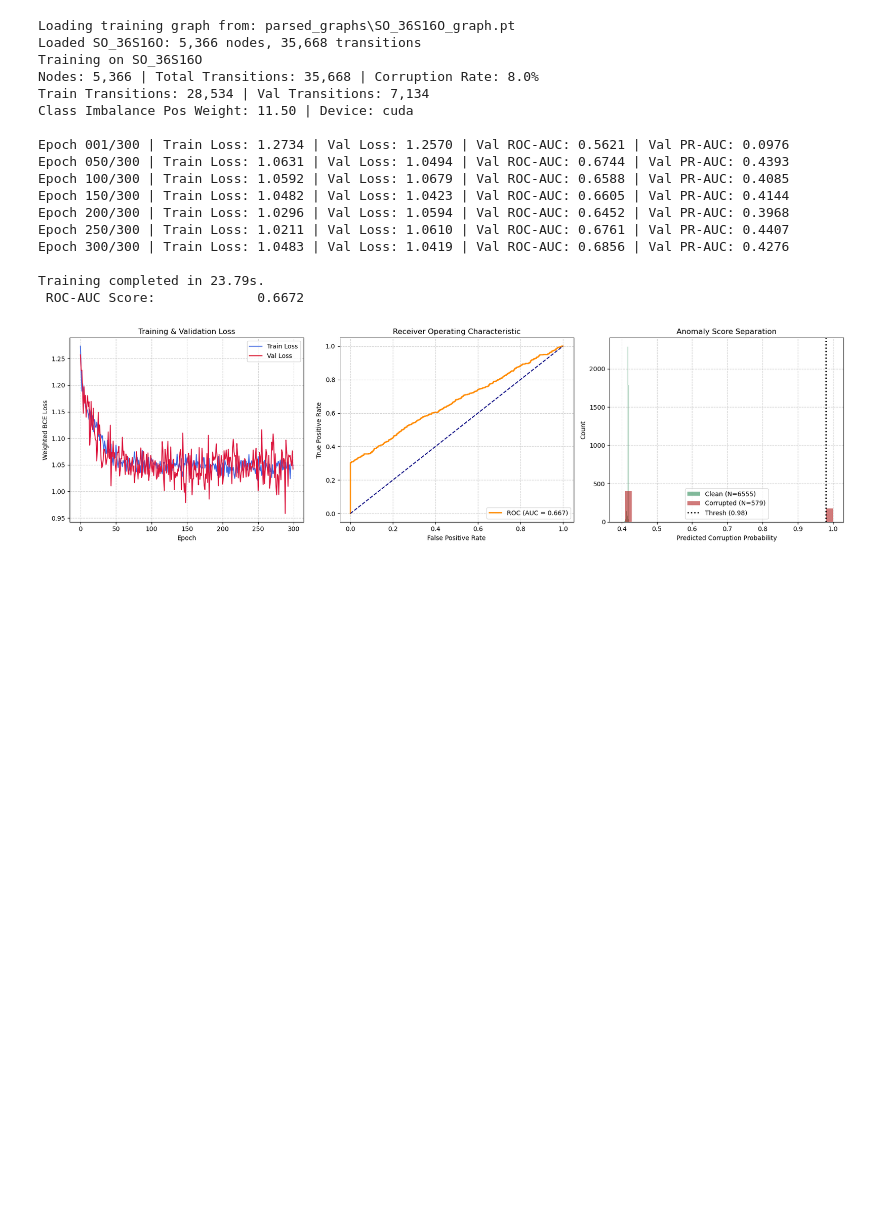
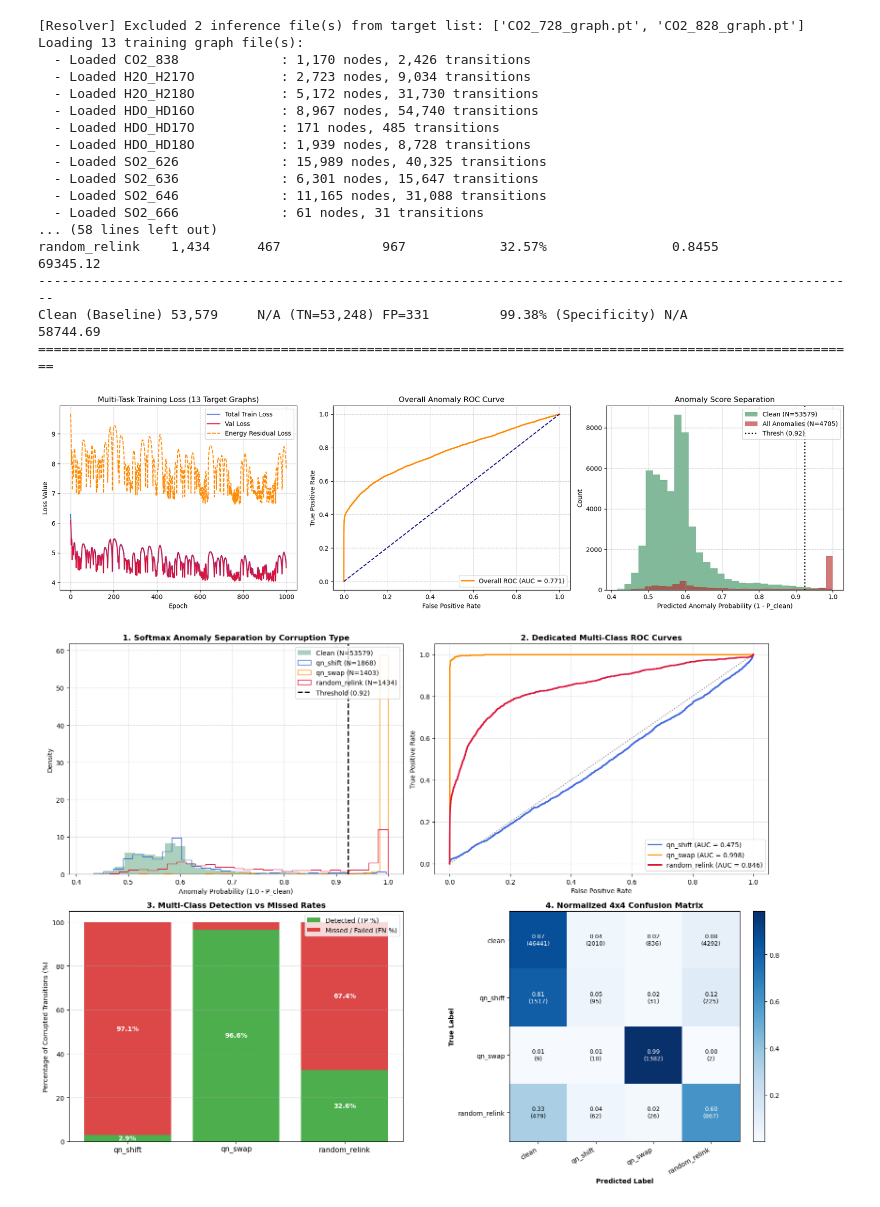
Before and after one commit to projectaks1/MARVEL-Spectroscopic-Anomaly-Classsifier, a Jupyter notebook: MARVEL_GNN_CLASSIFIER_V1.ipynb, the cells around one changed output. Drawn from its saved outputs; the diff is of its cells as text; code cells hidden in the pictures; blank space fills up the shorter version.

```diff
--- a/MARVEL_GNN_CLASSIFIER_V1.ipynb
+++ b/MARVEL_GNN_CLASSIFIER_V1.ipynb
@@ -366,28 +722,36 @@ def train_and_evaluate(raw_data, epochs=EPOCHS, lr=LEARNING_RATE, device=DEVICE)
 # %%
+exclude_list = INFERENCE_TARGETS if EXCLUDE_INFERENCE_FROM_TRAINING else None
+training_files = resolve_graph_files(TARGET_GRAPH_FILES, DATA_DIR, exclude_specs=exclude_list)
 
-target_file = os.path.join(DATA_DIR, TARGET_GRAPH_FILE)
-print(f"Loading training graph from: {target_file}")
-raw_data = torch.load(target_file, weights_only=False)
-print(f"Loaded {getattr(raw_data, 'molecule_name', 'Graph')}: {raw_data.num_nodes:,} nodes, {raw_data.edge_index.shape[1]//2:,} transitions")
+print(f"Loading {len(training_files)} training graph file(s):")
+raw_graphs = []
+for tf in training_files:
+    raw_data = torch.load(tf, weights_only=False)
+    mol_name = getattr(raw_data, 'molecule_name', os.path.basename(tf))
+    nodes = raw_data.num_nodes if hasattr(raw_data, 'num_nodes') and raw_data.num_nodes is not None else raw_data.x.shape[0]
+    trans = raw_data.edge_index.shape[1] // 2
+    raw_graphs.append(raw_data)
+    print(f"  - Loaded {mol_name:<20}: {nodes:,} nodes, {trans:,} transitions")
 
-model, best_threshold = train_and_evaluate(raw_data, epochs=EPOCHS, lr=LEARNING_RATE, device=DEVICE)
+model, best_threshold = train_and_evaluate(raw_graphs, epochs=EPOCHS, lr=LEARNING_RATE, device=DEVICE)
 # %% [output]
-Loading training graph from: parsed_graphs\SO_36S16O_graph.pt
-Loaded SO_36S16O: 5,366 nodes, 35,668 transitions
-Training on SO_36S16O
-Nodes: 5,366 | Total Transitions: 35,668 | Corruption Rate: 8.0%
-Train Transitions: 28,534 | Val Transitions: 7,134
-Class Imbalance Pos Weight: 11.50 | Device: cuda
-
-Epoch 001/300 | Train Loss: 1.2734 | Val Loss: 1.2570 | Val ROC-AUC: 0.5621 | Val PR-AUC: 0.0976
-Epoch 050/300 | Train Loss: 1.0631 | Val Loss: 1.0494 | Val ROC-AUC: 0.6744 | Val PR-AUC: 0.4393
-Epoch 100/300 | Train Loss: 1.0592 | Val Loss: 1.0679 | Val ROC-AUC: 0.6588 | Val PR-AUC: 0.4085
-Epoch 150/300 | Train Loss: 1.0482 | Val Loss: 1.0423 | Val ROC-AUC: 0.6605 | Val PR-AUC: 0.4144
-Epoch 200/300 | Train Loss: 1.0296 | Val Loss: 1.0594 | Val ROC-AUC: 0.6452 | Val PR-AUC: 0.3968
-Epoch 250/300 | Train Loss: 1.0211 | Val Loss: 1.0610 | Val ROC-AUC: 0.6761 | Val PR-AUC: 0.4407
-Epoch 300/300 | Train Loss: 1.0483 | Val Loss: 1.0419 | Val ROC-AUC: 0.6856 | Val PR-AUC: 0.4276
-
-Training completed in 23.79s.
- ROC-AUC Score:             0.6672
+[Resolver] Excluded 2 inference file(s) from target list: ['CO2_728_graph.pt', 'CO2_828_graph.pt']
+Loading 13 training graph file(s):
+  - Loaded CO2_838             : 1,170 nodes, 2,426 transitions
+  - Loaded H2O_H217O           : 2,723 nodes, 9,034 transitions
+  - Loaded H2O_H218O           : 5,172 nodes, 31,730 transitions
+  - Loaded HDO_HD16O           : 8,967 nodes, 54,740 transitions
+  - Loaded HDO_HD17O           : 171 nodes, 485 transitions
+  - Loaded HDO_HD18O           : 1,939 nodes, 8,728 transitions
+  - Loaded SO2_626             : 15,989 nodes, 40,325 transitions
+  - Loaded SO2_636             : 6,301 nodes, 15,647 transitions
+  - Loaded SO2_646             : 11,165 nodes, 31,088 transitions
+  - Loaded SO2_666             : 61 nodes, 31 transitions
+... (58 lines left out)
+random_relink    1,434      467             967            32.57%                0.8455               69345.12
+---------------------------------------------------------------------------------------------------------
+Clean (Baseline) 53,579     N/A (TN=53,248) FP=331         99.38% (Specificity) N/A                    58744.69
+=========================================================================================================
-[figure, old version]
+[figure, new version]
+[figure, added]
 # %%
```
Also changed, not shown: parts of 9 cells of this notebook, 3 other files.
